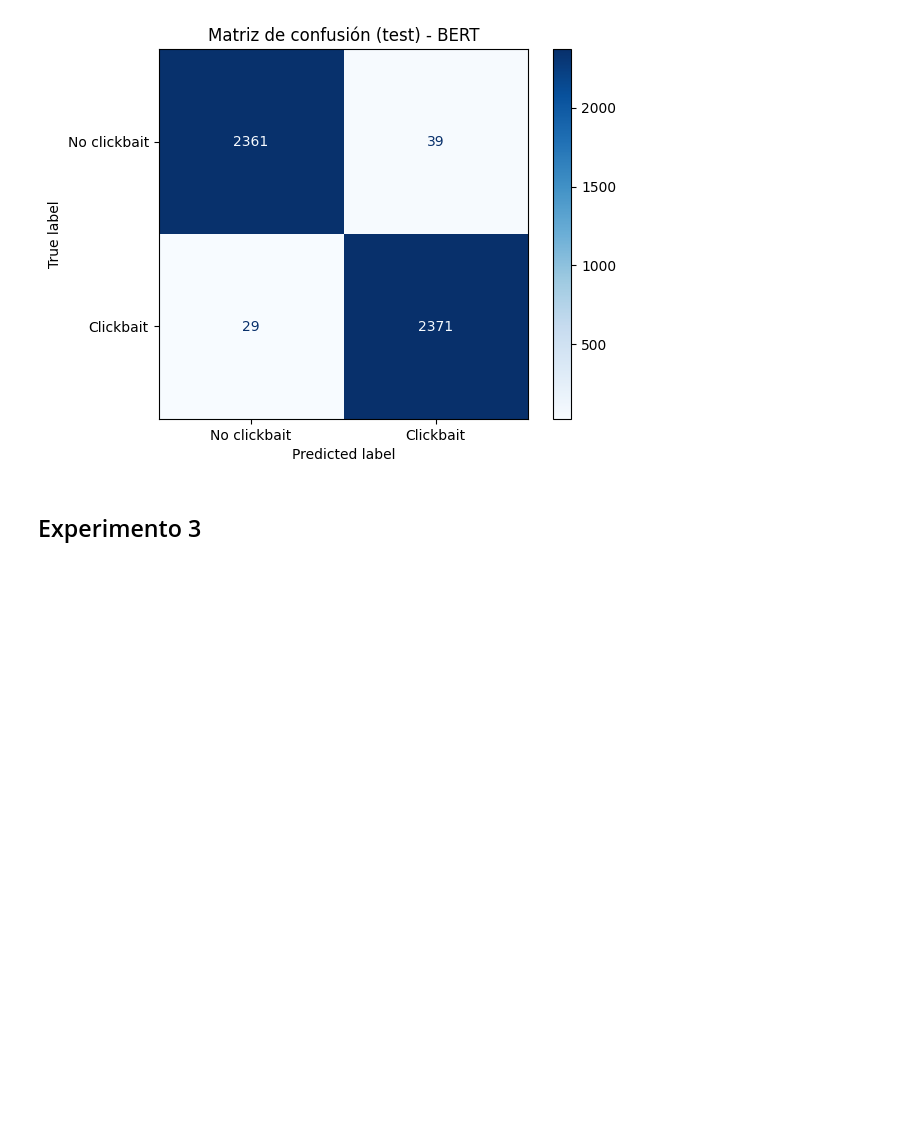
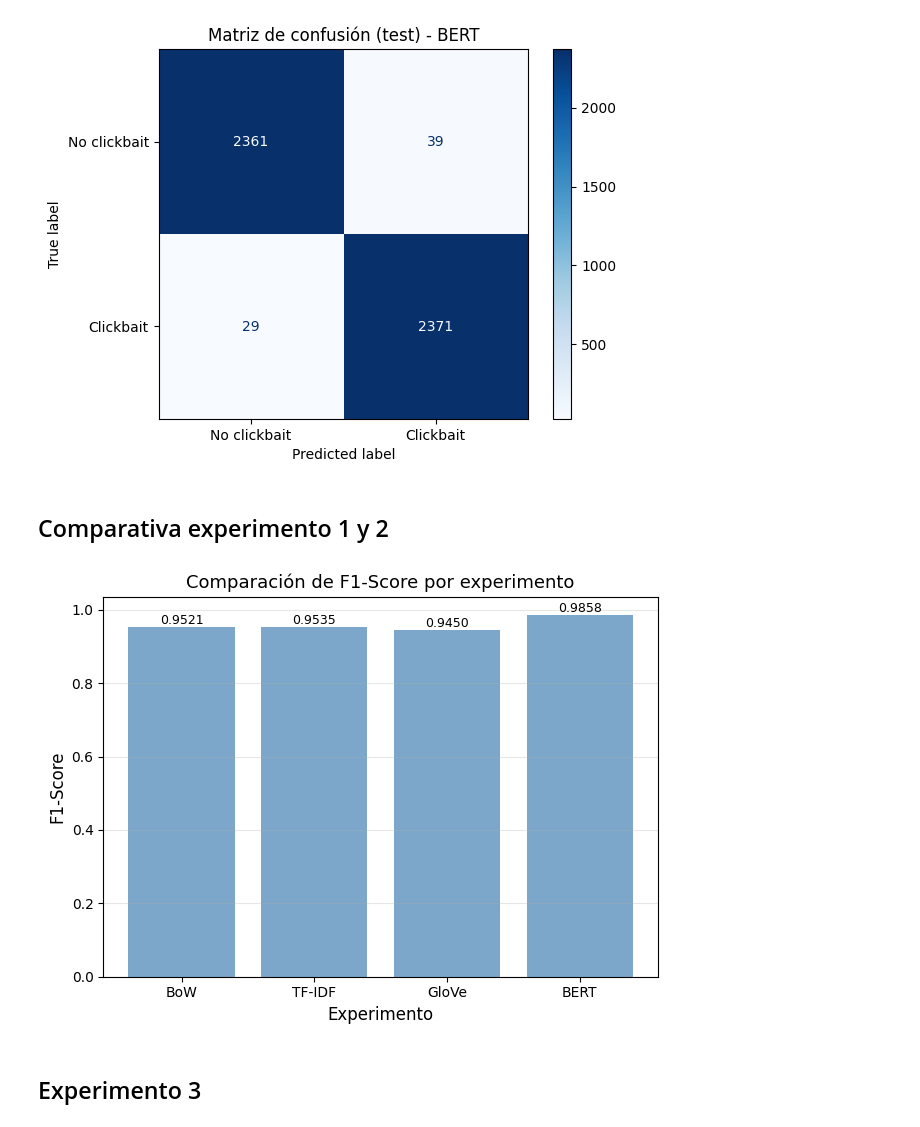
Before and after one commit to stonefeld/tpe_nlp_2025, a Jupyter notebook: experimentos_colab.ipynb, the cells around one changed output. Drawn from its saved outputs; the diff is of its cells as text; code cells hidden in the pictures; blank space fills up the shorter version.

```diff
--- a/experimentos_colab.ipynb
+++ b/experimentos_colab.ipynb
@@ -643,6 +625,28 @@ plt.show()
    macro avg    0.98584   0.98583   0.98583      4800
 weighted avg    0.98584   0.98583   0.98583      4800
 [figure]
+# %% [markdown]
+## Comparativa experimento 1 y 2
+# %%
+f1_scores = {
+    name: result["weighted avg"]["f1-score"]
+    for name, result in results.items()
+}
+# %%
+plt.bar(range(len(f1_scores)), list(f1_scores.values()), color="steelblue", alpha=0.7)
+
+for i, (name, score) in enumerate(f1_scores.items()):
+    plt.text(i, score, f"{score:.4f}", ha="center", va="bottom", fontsize=9)
+
+plt.xlabel("Experimento", fontsize=12)
+plt.ylabel("F1-Score", fontsize=12)
+plt.title("Comparación de F1-Score por experimento", fontsize=13)
+plt.xticks(range(len(f1_scores)), list(f1_scores.keys()))
+plt.grid(True, alpha=0.3, axis="y")
+plt.tight_layout()
+plt.show()
+# %% [output]
+[figure, added]
 # %% [markdown]
 ## Experimento 3
 # %%
```
Also changed, not shown: parts of 13 cells of this notebook.
